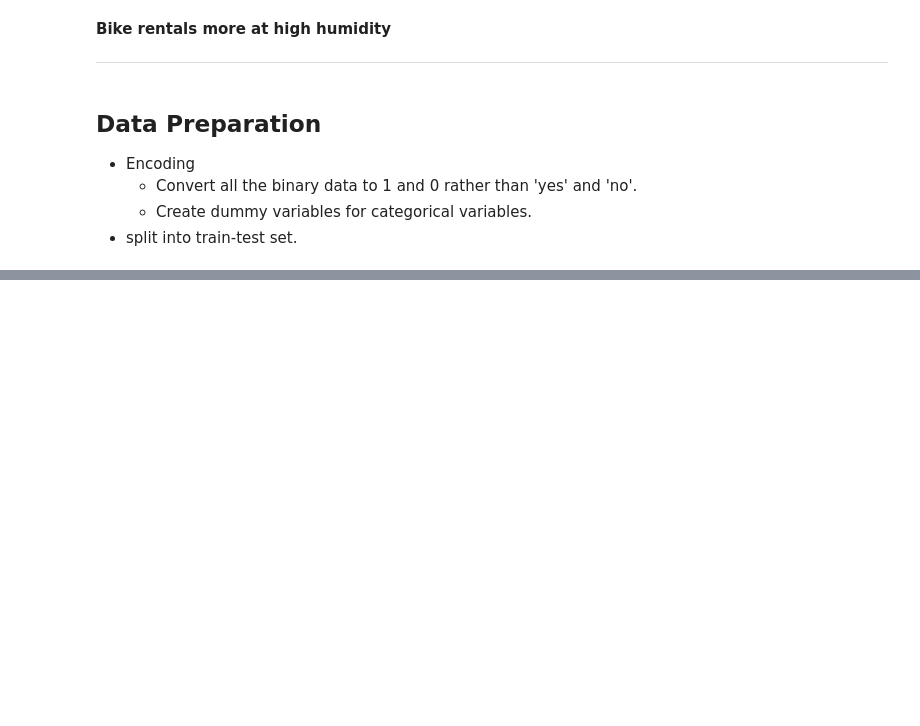
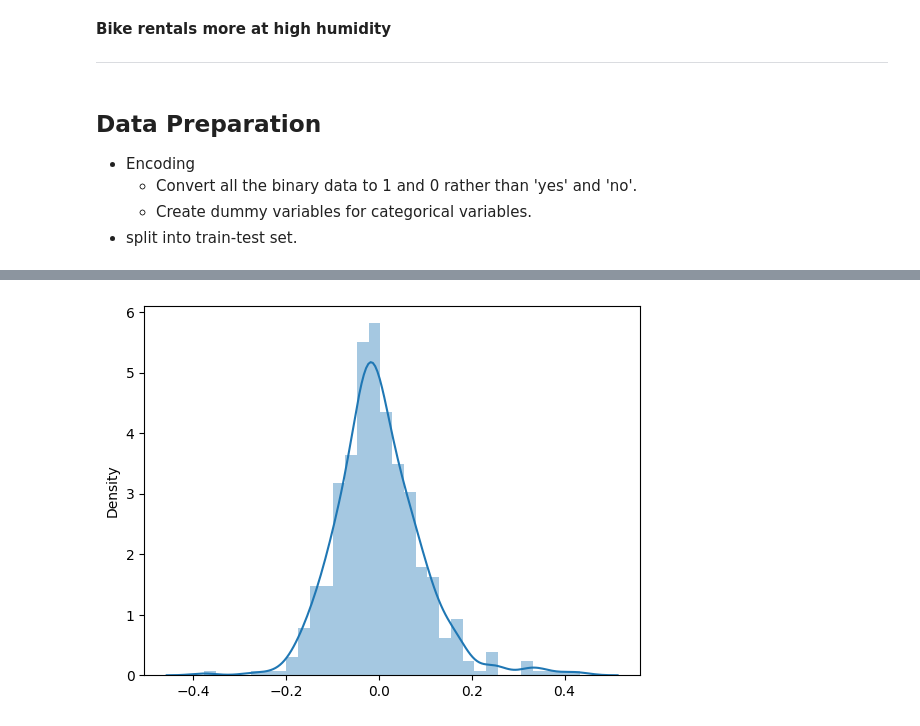
Before and after one commit to jaisharma06/BikeSharingAssignment, a Jupyter notebook: bike_sharing.ipynb, the cells around one changed output, grey strips where cells are left out. Saved outputs shown, nothing was run; the diff lists cells and outputs as text; code cells hidden in the pictures; blank space fills up the shorter version.

```diff
--- a/bike_sharing.ipynb
+++ b/bike_sharing.ipynb
@@ -253,0 +542,7 @@ ___
+# %%
+X_train_boom_bikes_new.pop('holiday')
+X_train_boom_bikes_rfe = X_train_boom_bikes_new
+X_train_boom_bikes_rfe = sm.add_constant(X_train_boom_bikes_rfe)
+lm = sm.OLS(y_boom_bikes_train, X_train_boom_bikes_rfe).fit()
+
+lm.summary()
@@ -253,0 +605,7 @@ ___
+# %%
+X_train_boom_bikes_new.pop('mnth_Jan')
+X_train_boom_bikes_rfe = X_train_boom_bikes_new
+X_train_boom_bikes_rfe = sm.add_constant(X_train_boom_bikes_rfe)
+lm = sm.OLS(y_boom_bikes_train, X_train_boom_bikes_rfe).fit()
+
+lm.summary()
@@ -253,0 +666,7 @@ ___
+# %%
+X_train_boom_bikes_new.pop('windspeed')
+X_train_boom_bikes_rfe = X_train_boom_bikes_new
+X_train_boom_bikes_rfe = sm.add_constant(X_train_boom_bikes_rfe)
+lm = sm.OLS(y_boom_bikes_train, X_train_boom_bikes_rfe).fit()
+
+lm.summary()
@@ -253,0 +725,7 @@ ___
+# %%
+X_train_boom_bikes_new.pop('mnth_July')
+X_train_boom_bikes_rfe = X_train_boom_bikes_new
+X_train_boom_bikes_rfe = sm.add_constant(X_train_boom_bikes_rfe)
+lm = sm.OLS(y_boom_bikes_train, X_train_boom_bikes_rfe).fit()
+
+lm.summary()
@@ -253,0 +782,8 @@ ___
+# %%
+y_pred_train_boom_bikes = lm.predict(X_train_boom_bikes_rfe)
+
+res = y_pred_train_boom_bikes - y_boom_bikes_train
+sns.distplot(res)
+plt.show()
+# %% [output]
+[figure, added]
```
Also changed, not shown: parts of 40 cells of this notebook.
